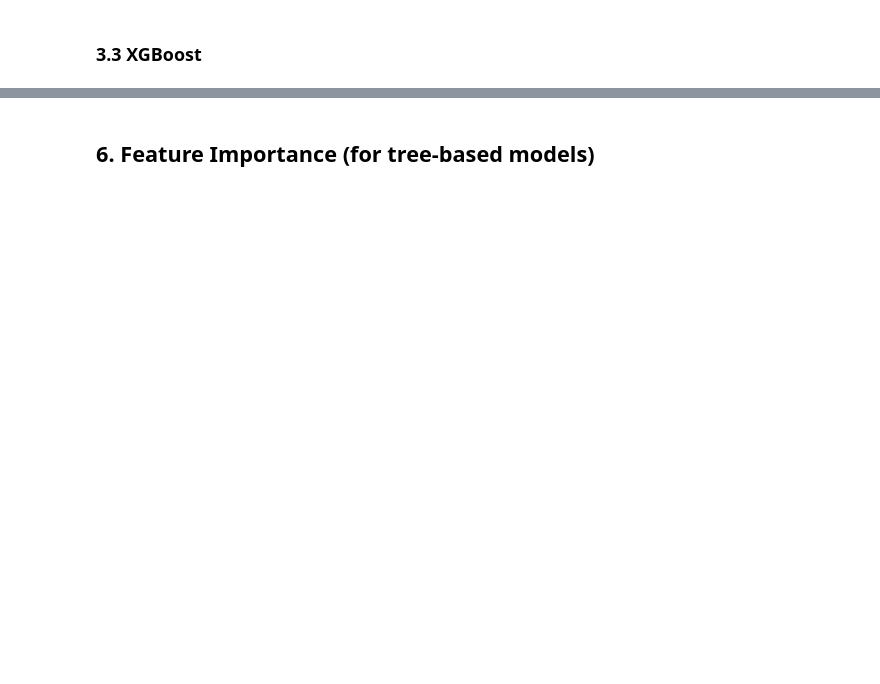
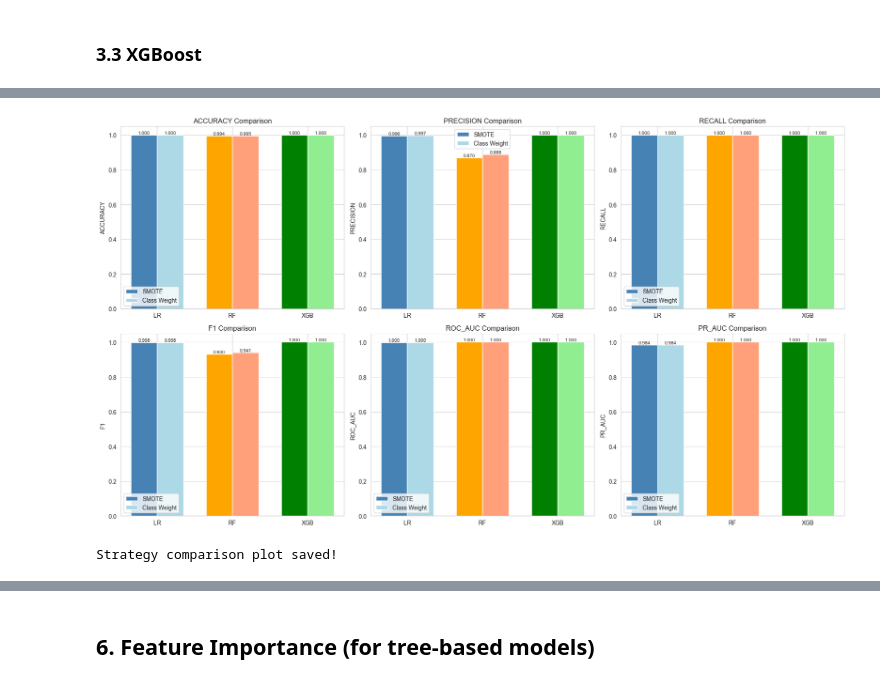
Before and after one commit to matthewweaver/nidstream, a Jupyter notebook: notebooks/03_model_training.ipynb, the cells around one changed output, grey strips where cells are left out. Drawn from its saved outputs; the diff is of its cells as text; code cells hidden in the pictures; blank space fills up the shorter version.

Commit message:
Compared SMOTE/class weights; saved random forest model

```diff
--- a/notebooks/03_model_training.ipynb
+++ b/notebooks/03_model_training.ipynb
@@ -112,6 +152,19 @@ Classes are now balanced!
 # Dictionary to store trained models and results
 models = {}
 results = {}
+
+# Helper function to evaluate models with comprehensive metrics
+def evaluate_model(y_true, y_pred, y_pred_proba, model_name, train_time):
+    """Comprehensive evaluation metrics for imbalanced classification"""
+    return {
+        'accuracy': accuracy_score(y_true, y_pred),
+        'precision': precision_score(y_true, y_pred, zero_division=0),
+        'recall': recall_score(y_true, y_pred, zero_division=0),
+        'f1': f1_score(y_true, y_pred, zero_division=0),
+        'roc_auc': roc_auc_score(y_true, y_pred_proba),
+        'pr_auc': average_precision_score(y_true, y_pred_proba),
+        'train_time': train_time
+    }
 # %% [markdown]
 ### 3.1 Logistic Regression
 # %%
@@ -269,25 +462,47 @@ print("="*80)
 # %%
-# Visualize model comparison
-fig, axes = plt.subplots(2, 2, figsize=(15, 10))
+# Visualize model comparison - SMOTE vs Weighted
+fig, axes = plt.subplots(2, 3, figsize=(18, 10))
 
-metrics = ['accuracy', 'precision', 'recall', 'f1']
+metrics = ['accuracy', 'precision', 'recall', 'f1', 'roc_auc', 'pr_auc']
+colors_smote = ['steelblue', 'orange', 'green']
+colors_weighted = ['lightblue', 'lightsalmon', 'lightgreen']
+
 for idx, metric in enumerate(metrics):
-    ax = axes[idx // 2, idx % 2]
+    ax = axes[idx // 3, idx % 3]
 
-    values = [results[model][metric] for model in results.keys()]
-    bars = ax.bar(results.keys(), values, color=['steelblue', 'orange', 'green'][:len(results)])
+    # Separate SMOTE and Weighted results
+    smote_models = [m for m in results.keys() if 'SMOTE' in m]
+    weighted_models = [m for m in results.keys() if 'Weighted' in m]
 
-    ax.set_ylabel(metric.capitalize())
-    ax.set_title(f'{metric.capitalize()} Comparison')
+    x_pos = np.arange(3)
+    width = 0.35
+
+    smote_values = [results[m][metric] for m in smote_models]
+    weighted_values = [results[m][metric] for m in weighted_models]
+
+    bars1 = ax.bar(x_pos - width/2, smote_values, width, label='SMOTE', color=colors_smote)
+    bars2 = ax.bar(x_pos + width/2, weighted_values, width, label='Class Weight', color=colors_weighted)
+
+    ax.set_ylabel(metric.upper())
+    ax.set_title(f'{metric.upper()} Comparison')
+    ax.set_xticks(x_pos)
+    ax.set_xticklabels(['LR', 'RF', 'XGB'])
+    ax.legend()
     ax.set_ylim([0, 1.05])
-    ax.tick_params(axis='x', rotation=45)
 
     # Add value labels on bars
-    for bar in bars:
-        height = bar.get_height()
-        ax.text(bar.get_x() + bar.get_width()/2., height,
-                f'{height:.3f}',
-                ha='center', va='bottom')
+    for bars in [bars1, bars2]:
+        for bar in bars:
+            height = bar.get_height()
+            ax.text(bar.get_x() + bar.get_width()/2., height,
+                    f'{height:.3f}',
+                    ha='center', va='bottom', fontsize=8)
 
 plt.tight_layout()
+plt.savefig(project_root / 'models' / 'strategy_comparison.png', dpi=300, bbox_inches='tight')
 plt.show()
+
+print("Strategy comparison plot saved!")
+# %% [output]
+[figure, added]
+Strategy comparison plot saved!
```
Also changed, not shown: parts of 22 cells of this notebook, 3 other files.
